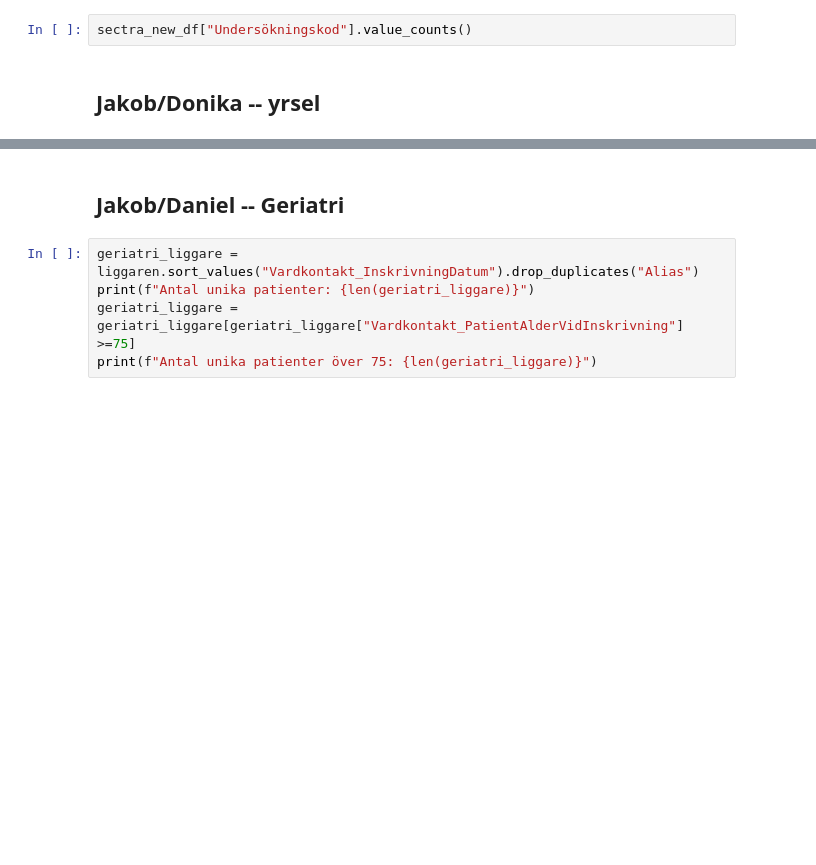
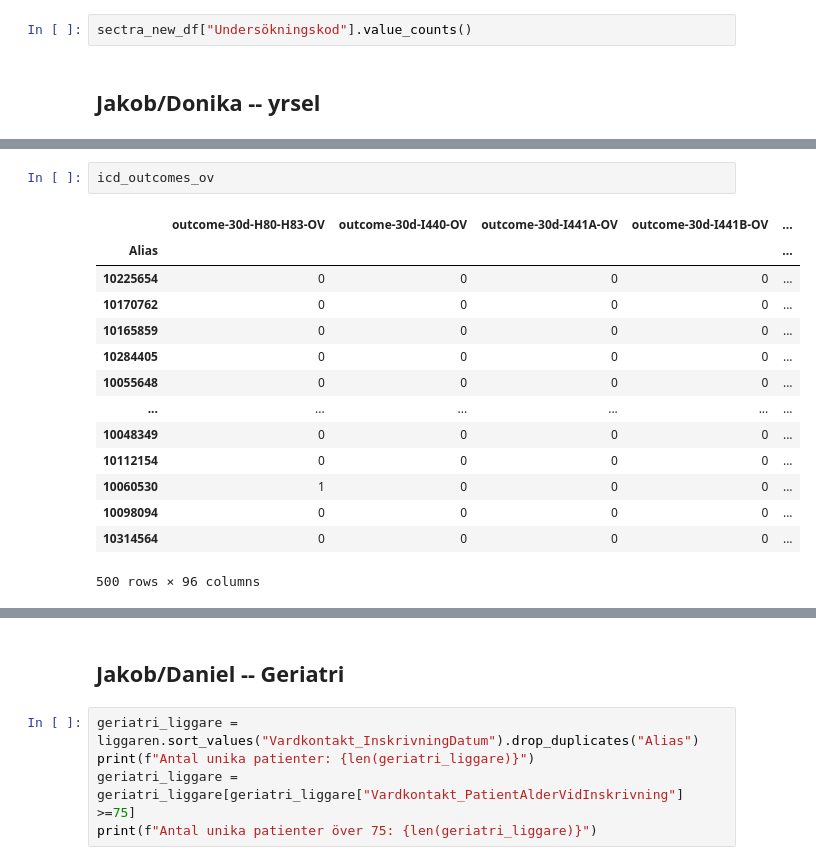
Before and after one commit to Tipulidae/mim, a Jupyter notebook: notebooks/Skane1718.ipynb, the cells around one changed output, grey strips where cells are left out. Saved outputs shown, nothing was run; the diff lists cells and outputs as text; blank space fills up the shorter version.

```diff
--- a/notebooks/Skane1718.ipynb
+++ b/notebooks/Skane1718.ipynb
@@ -1299,0 +1438,17 @@ sos_sluten["OP"]
+# %%
+icd_outcomes_ov
+# %% [output]
+|  | outcome-30d-H80-H83-OV | outcome-30d-I440-OV | outcome-30d-I441A-OV | outcome-30d-I441B-OV | ... |
+| Alias |  |  |  |  | ... |
+| 10225654 | 0 | 0 | 0 | 0 | ... |
+| 10170762 | 0 | 0 | 0 | 0 | ... |
+| 10165859 | 0 | 0 | 0 | 0 | ... |
+| 10284405 | 0 | 0 | 0 | 0 | ... |
+| 10055648 | 0 | 0 | 0 | 0 | ... |
+| ... | ... | ... | ... | ... | ... |
+| 10048349 | 0 | 0 | 0 | 0 | ... |
+| 10112154 | 0 | 0 | 0 | 0 | ... |
+| 10060530 | 1 | 0 | 0 | 0 | ... |
+| 10098094 | 0 | 0 | 0 | 0 | ... |
+| 10314564 | 0 | 0 | 0 | 0 | ... |
+500 rows × 96 columns
```
Also changed, not shown: parts of 66 cells of this notebook.
